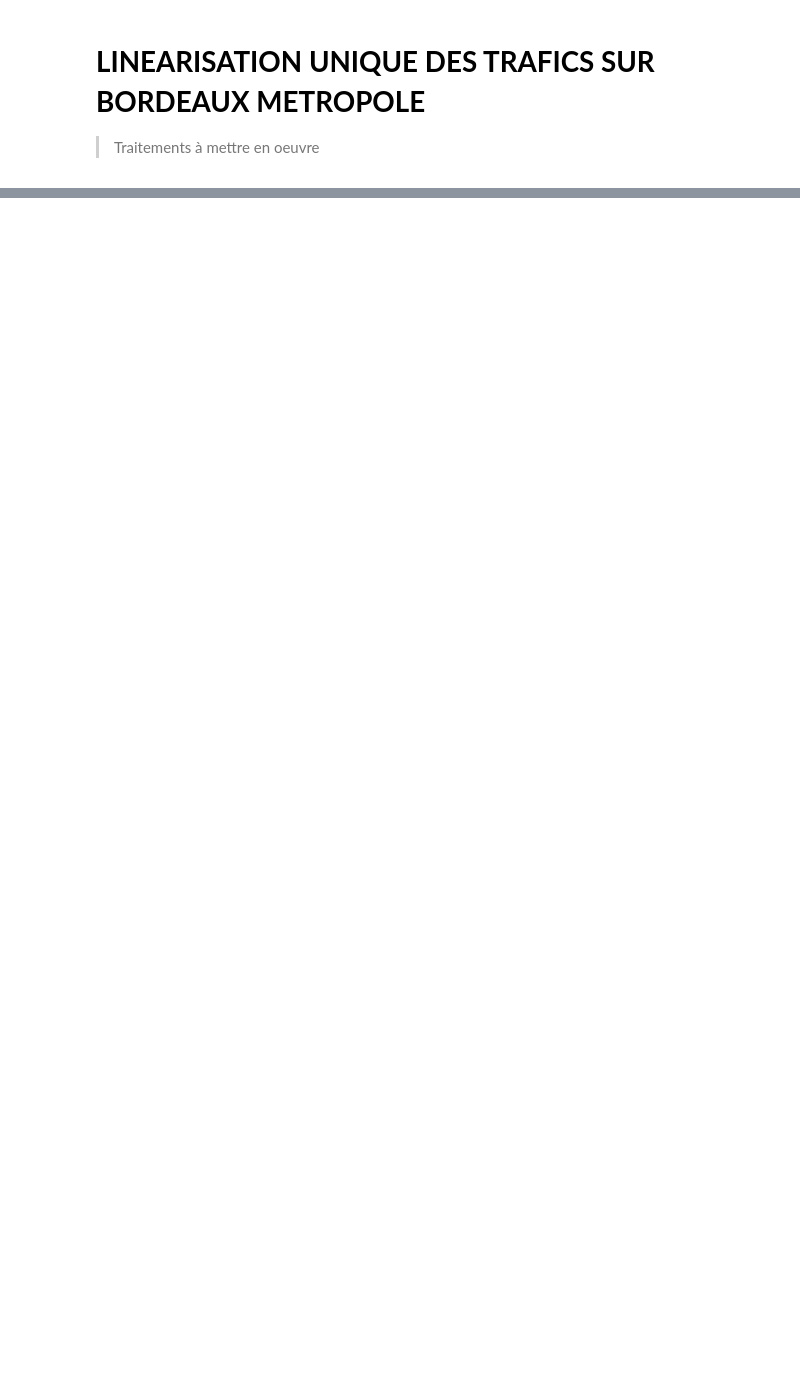
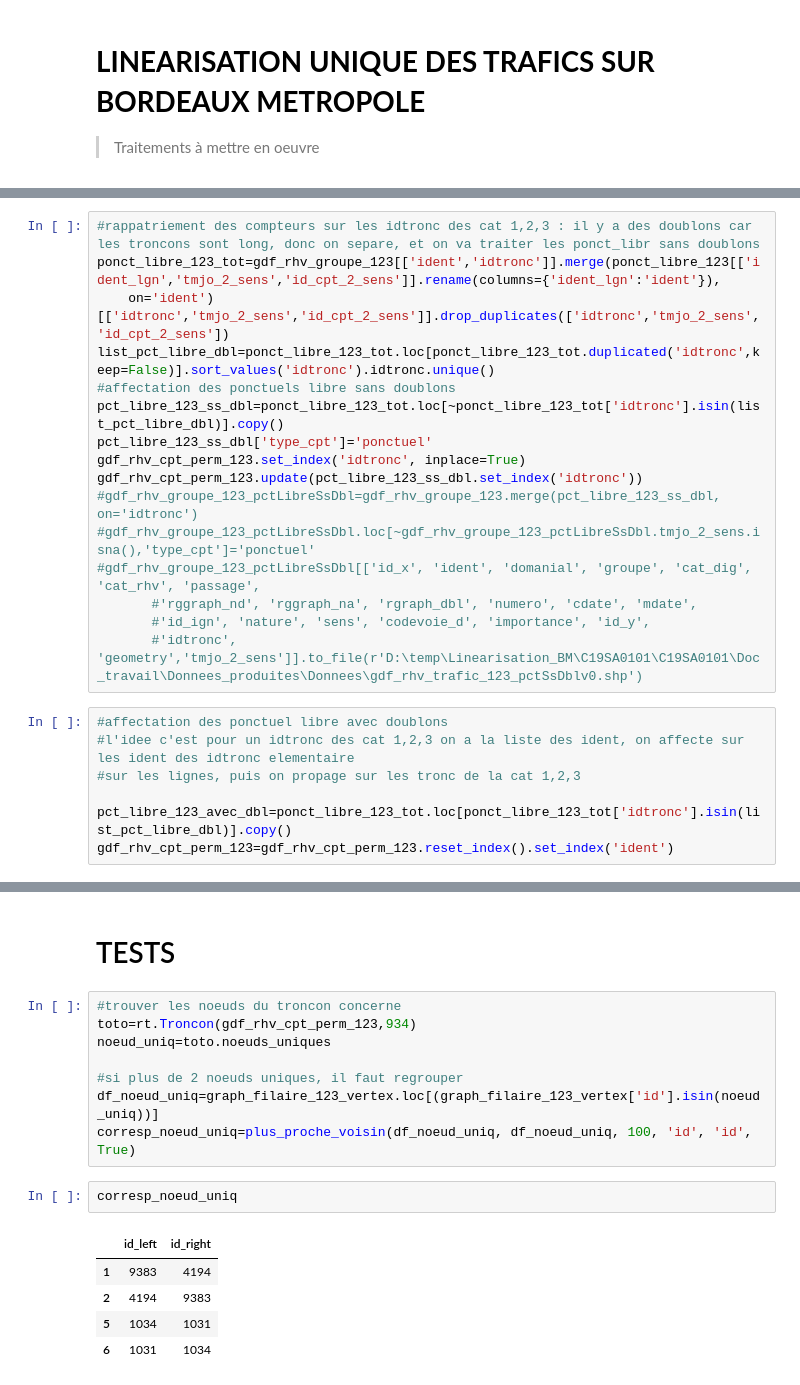
Before and after one commit to nantodevison/Lin_uniq_BdxM, a Jupyter notebook: Lin_uniq_BdxM/Traitements/traitements.ipynb, the cells around one changed output, grey strips where cells are left out. Drawn from its saved outputs; the diff is of its cells as text; blank space fills up the shorter version.

```diff
--- a/Lin_uniq_BdxM/Traitements/traitements.ipynb
+++ b/Lin_uniq_BdxM/Traitements/traitements.ipynb
@@ -153,0 +560,23 @@ fichier_src_simpl['tmja_tv']=fichier_src_simpl.Q_Jour_TV+fichier_src_simpl.R_Q_J
+# %%
+#rappatriement des compteurs sur les idtronc des cat 1,2,3 : il y a des doublons car les troncons sont long, donc on separe, et on va traiter les ponct_libr sans doublons
+ponct_libre_123_tot=gdf_rhv_groupe_123[['ident','idtronc']].merge(ponct_libre_123[['ident_lgn','tmjo_2_sens','id_cpt_2_sens']].rename(columns={'ident_lgn':'ident'}),
+    on='ident')[['idtronc','tmjo_2_sens','id_cpt_2_sens']].drop_duplicates(['idtronc','tmjo_2_sens','id_cpt_2_sens'])
+list_pct_libre_dbl=ponct_libre_123_tot.loc[ponct_libre_123_tot.duplicated('idtronc',keep=False)].sort_values('idtronc').idtronc.unique()
+#affectation des ponctuels libre sans doublons
+pct_libre_123_ss_dbl=ponct_libre_123_tot.loc[~ponct_libre_123_tot['idtronc'].isin(list_pct_libre_dbl)].copy()
+pct_libre_123_ss_dbl['type_cpt']='ponctuel'
+gdf_rhv_cpt_perm_123.set_index('idtronc', inplace=True)
+gdf_rhv_cpt_perm_123.update(pct_libre_123_ss_dbl.set_index('idtronc'))
+#gdf_rhv_groupe_123_pctLibreSsDbl=gdf_rhv_groupe_123.merge(pct_libre_123_ss_dbl, on='idtronc')
+#gdf_rhv_groupe_123_pctLibreSsDbl.loc[~gdf_rhv_groupe_123_pctLibreSsDbl.tmjo_2_sens.isna(),'type_cpt']='ponctuel'
+#gdf_rhv_groupe_123_pctLibreSsDbl[['id_x', 'ident', 'domanial', 'groupe', 'cat_dig', 'cat_rhv', 'passage',
+       #'rggraph_nd', 'rggraph_na', 'rgraph_dbl', 'numero', 'cdate', 'mdate',
+       #'id_ign', 'nature', 'sens', 'codevoie_d', 'importance', 'id_y',
+       #'idtronc', 'geometry','tmjo_2_sens']].to_file(r'D:\temp\Linearisation_BM\C19SA0101\C19SA0101\Doc_travail\Donnees_produites\Donnees\gdf_rhv_trafic_123_pctSsDblv0.shp')
+# %%
+#affectation des ponctuel libre avec doublons
+#l'idee c'est pour un idtronc des cat 1,2,3 on a la liste des ident, on affecte sur les ident des idtronc elementaire
+#sur les lignes, puis on propage sur les tronc de la cat 1,2,3
+
+pct_libre_123_avec_dbl=ponct_libre_123_tot.loc[ponct_libre_123_tot['idtronc'].isin(list_pct_libre_dbl)].copy()
+gdf_rhv_cpt_perm_123=gdf_rhv_cpt_perm_123.reset_index().set_index('ident')
@@ -162,0 +1014,18 @@ fichier_src_simpl.head(5)
+# %% [markdown]
+# TESTS
+# %%
+#trouver les noeuds du troncon concerne
+toto=rt.Troncon(gdf_rhv_cpt_perm_123,934)
+noeud_uniq=toto.noeuds_uniques
+
+#si plus de 2 noeuds uniques, il faut regrouper
+df_noeud_uniq=graph_filaire_123_vertex.loc[(graph_filaire_123_vertex['id'].isin(noeud_uniq))]
+corresp_noeud_uniq=plus_proche_voisin(df_noeud_uniq, df_noeud_uniq, 100, 'id', 'id', True)
+# %%
+corresp_noeud_uniq
+# %% [output]
+|  | id_left | id_right |
+| 1 | 9383 | 4194 |
+| 2 | 4194 | 9383 |
+| 5 | 1034 | 1031 |
+| 6 | 1031 | 1034 |
```
Also changed, not shown: parts of 102 cells of this notebook, 4 other files.
